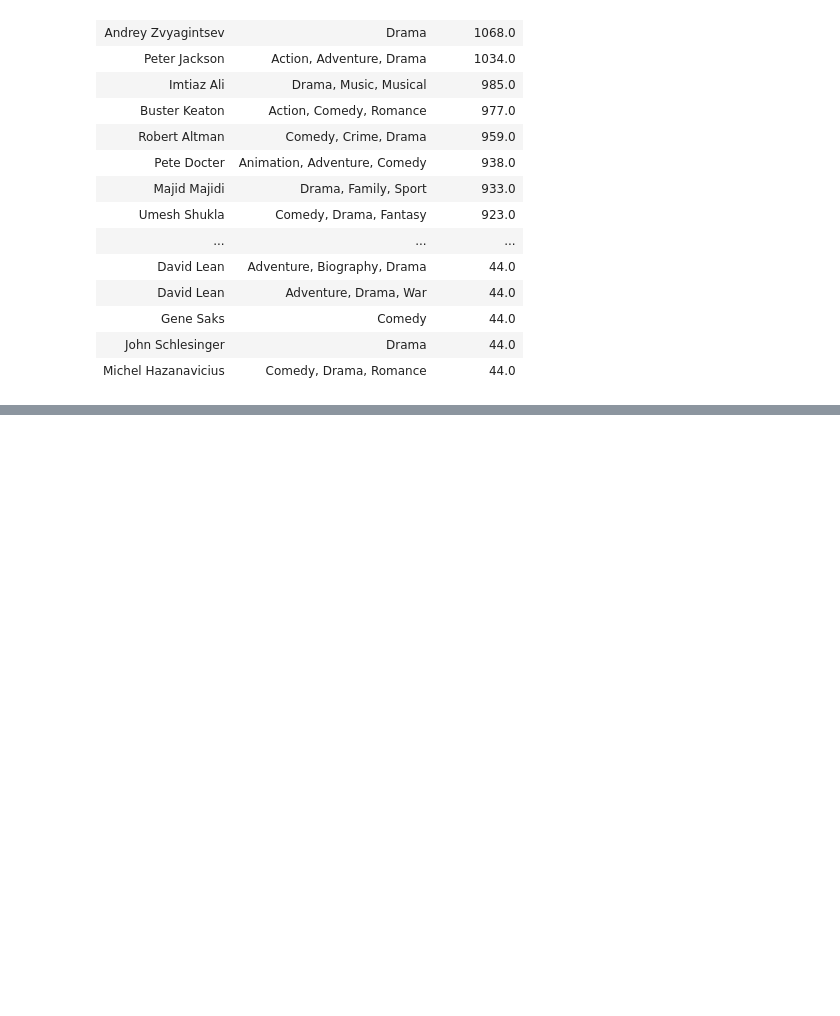
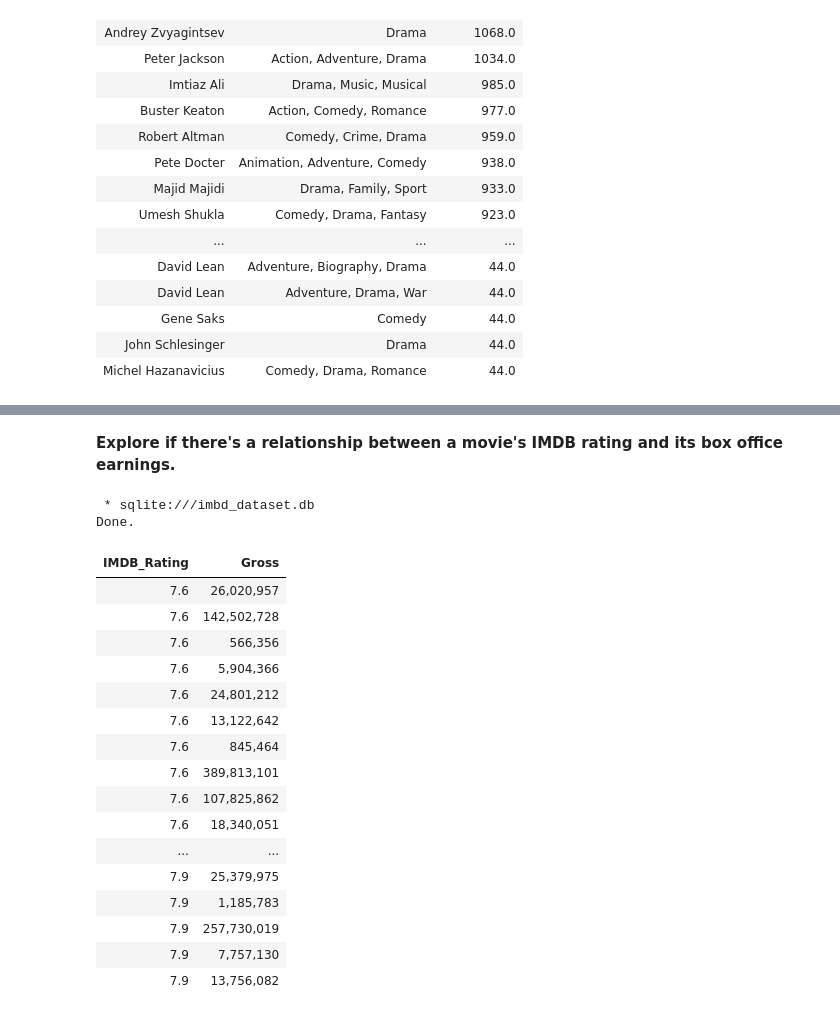
Before and after one commit to sushreesupriti/-IMDB-dataset_Analyze-, a Jupyter notebook: notebook-minihackathon1.ipynb, the cells around one changed output, grey strips where cells are left out. Saved outputs shown, nothing was run; the diff lists cells and outputs as text; code cells hidden in the pictures; blank space fills up the shorter version.

```diff
--- a/notebook-minihackathon1.ipynb
+++ b/notebook-minihackathon1.ipynb
@@ -81,0 +114,33 @@ Done.
+# %% [markdown]
+**Explore if there's a relationship between a movie's IMDB rating and its box office earnings.**
+# %%
+%%sql
+SELECT
+    IMDB_Rating,
+    Gross
+FROM imbd_dataset
+WHERE
+    IMDB_Rating IS NOT NULL
+    AND Gross IS NOT NULL
+ORDER BY
+    IMDB_Rating ASC;
+# %% [output]
+ * sqlite:///imbd_dataset.db
+Done.
+| IMDB_Rating | Gross |
+| 7.6 | 26,020,957 |
+| 7.6 | 142,502,728 |
+| 7.6 | 566,356 |
+| 7.6 | 5,904,366 |
+| 7.6 | 24,801,212 |
+| 7.6 | 13,122,642 |
+| 7.6 | 845,464 |
+| 7.6 | 389,813,101 |
+| 7.6 | 107,825,862 |
+| 7.6 | 18,340,051 |
+| ... | ... |
+| 7.9 | 25,379,975 |
+| 7.9 | 1,185,783 |
+| 7.9 | 257,730,019 |
+| 7.9 | 7,757,130 |
+| 7.9 | 13,756,082 |
```
Also changed, not shown: parts of 6 cells of this notebook.
